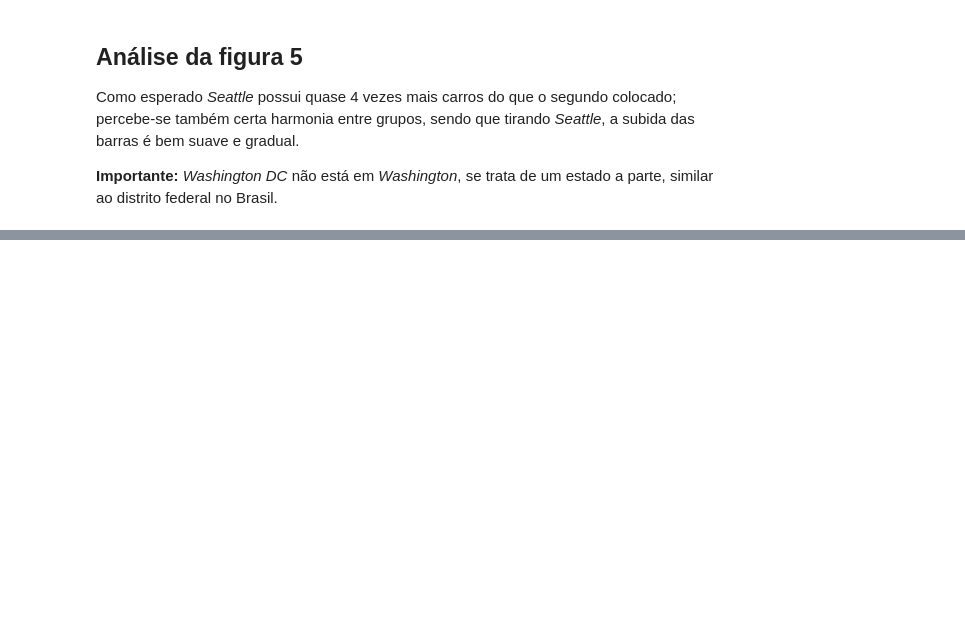
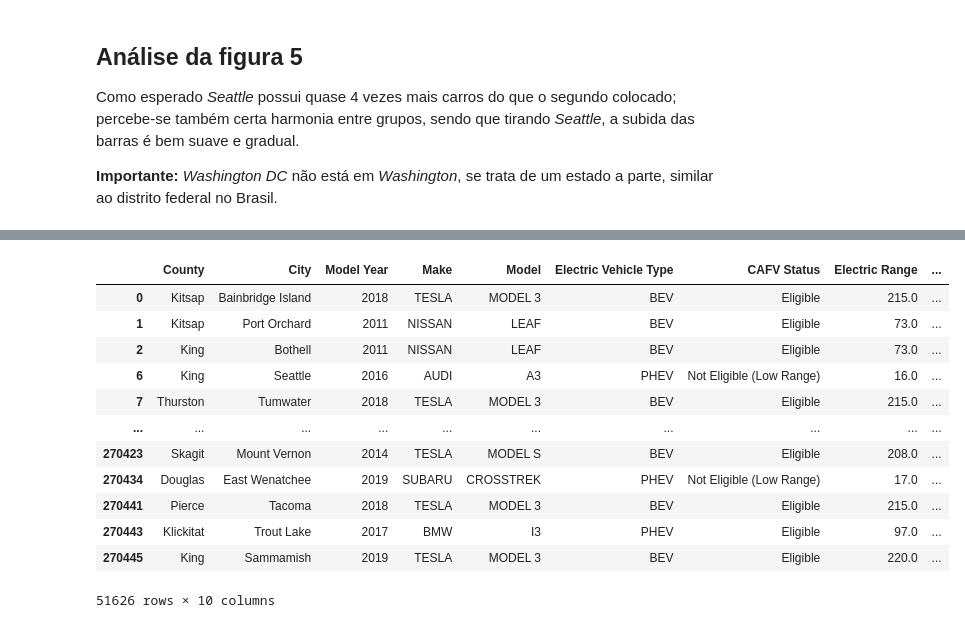
Before and after one commit to ValentimPiazera/EDA-Carros-Eletricos-Washington, a Jupyter notebook: notebooks/02_analise_eda.ipynb, the cells around one changed output, grey strips where cells are left out. Cells and saved outputs as stored; diff of their text form; code cells hidden in the pictures; blank space fills up the shorter version.

```diff
--- a/notebooks/02_analise_eda.ipynb
+++ b/notebooks/02_analise_eda.ipynb
@@ -215,0 +305,20 @@ fig.show()
+# %%
+# Repetindo o processo para 2010 até 2019
+
+df_2010_2019 = df_limpo[(df_limpo["Model Year"] >= 2010) & (df_limpo["Model Year"] <=2019)]
+
+df_2010_2019
+# %% [output]
+|  | County | City | Model Year | Make | Model | Electric Vehicle Type | CAFV Status | Electric Range | ... |
+| 0 | Kitsap | Bainbridge Island | 2018 | TESLA | MODEL 3 | BEV | Eligible | 215.0 | ... |
+| 1 | Kitsap | Port Orchard | 2011 | NISSAN | LEAF | BEV | Eligible | 73.0 | ... |
+| 2 | King | Bothell | 2011 | NISSAN | LEAF | BEV | Eligible | 73.0 | ... |
+| 6 | King | Seattle | 2016 | AUDI | A3 | PHEV | Not Eligible (Low Range) | 16.0 | ... |
+| 7 | Thurston | Tumwater | 2018 | TESLA | MODEL 3 | BEV | Eligible | 215.0 | ... |
+| ... | ... | ... | ... | ... | ... | ... | ... | ... | ... |
+| 270423 | Skagit | Mount Vernon | 2014 | TESLA | MODEL S | BEV | Eligible | 208.0 | ... |
+| 270434 | Douglas | East Wenatchee | 2019 | SUBARU | CROSSTREK | PHEV | Not Eligible (Low Range) | 17.0 | ... |
+| 270441 | Pierce | Tacoma | 2018 | TESLA | MODEL 3 | BEV | Eligible | 215.0 | ... |
+| 270443 | Klickitat | Trout Lake | 2017 | BMW | I3 | PHEV | Eligible | 97.0 | ... |
+| 270445 | King | Sammamish | 2019 | TESLA | MODEL 3 | BEV | Eligible | 220.0 | ... |
+51626 rows × 10 columns
```
Also changed, not shown: parts of 22 cells of this notebook.
